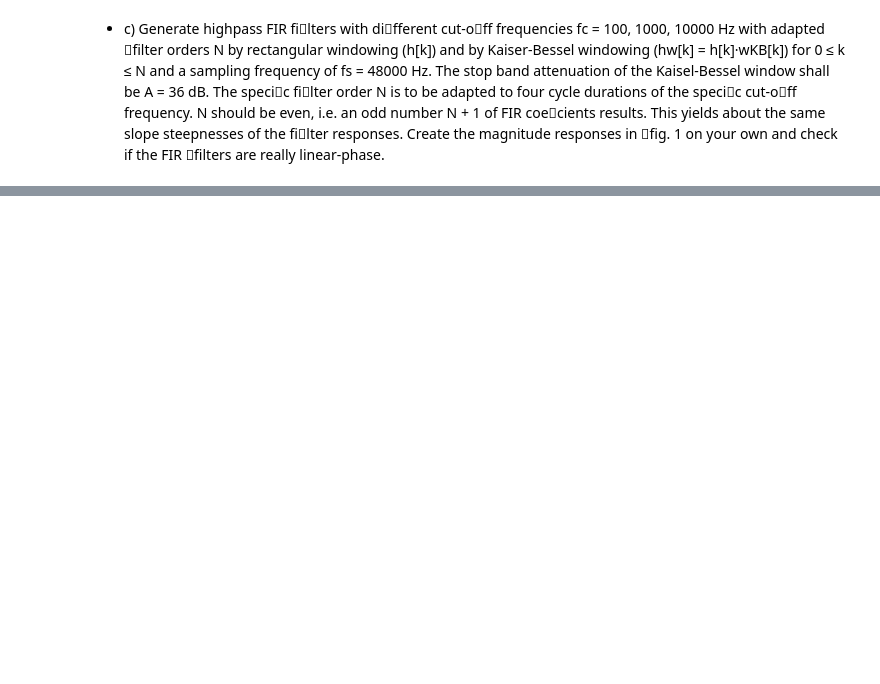
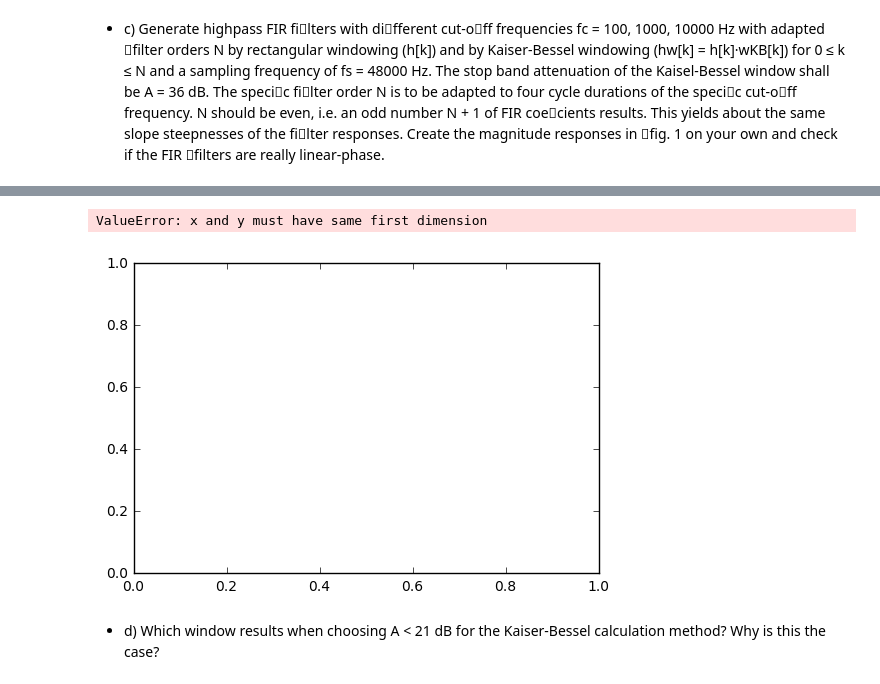
Before and after one commit to JakobHeller/DigitalSignalProcessing, a Jupyter notebook: Lab4.ipynb, the cells around one changed output, grey strips where cells are left out. Saved outputs shown, nothing was run; the diff lists cells and outputs as text; code cells hidden in the pictures; blank space fills up the shorter version.

```diff
--- a/Lab4.ipynb
+++ b/Lab4.ipynb
@@ -83,0 +161,7 @@ A = 38
+# %%
+plt.plot(2500, np.fft.fft(w_kaiser*sincx, 2500))
+# %% [output]
+ValueError: x and y must have same first dimension
+[figure, added]
+# %% [markdown]
+* d) Which window results when choosing A < 21 dB for the Kaiser-Bessel calculation method? Why is this the case?
```
Also changed, not shown: parts of 7 cells of this notebook, 2 other files.
